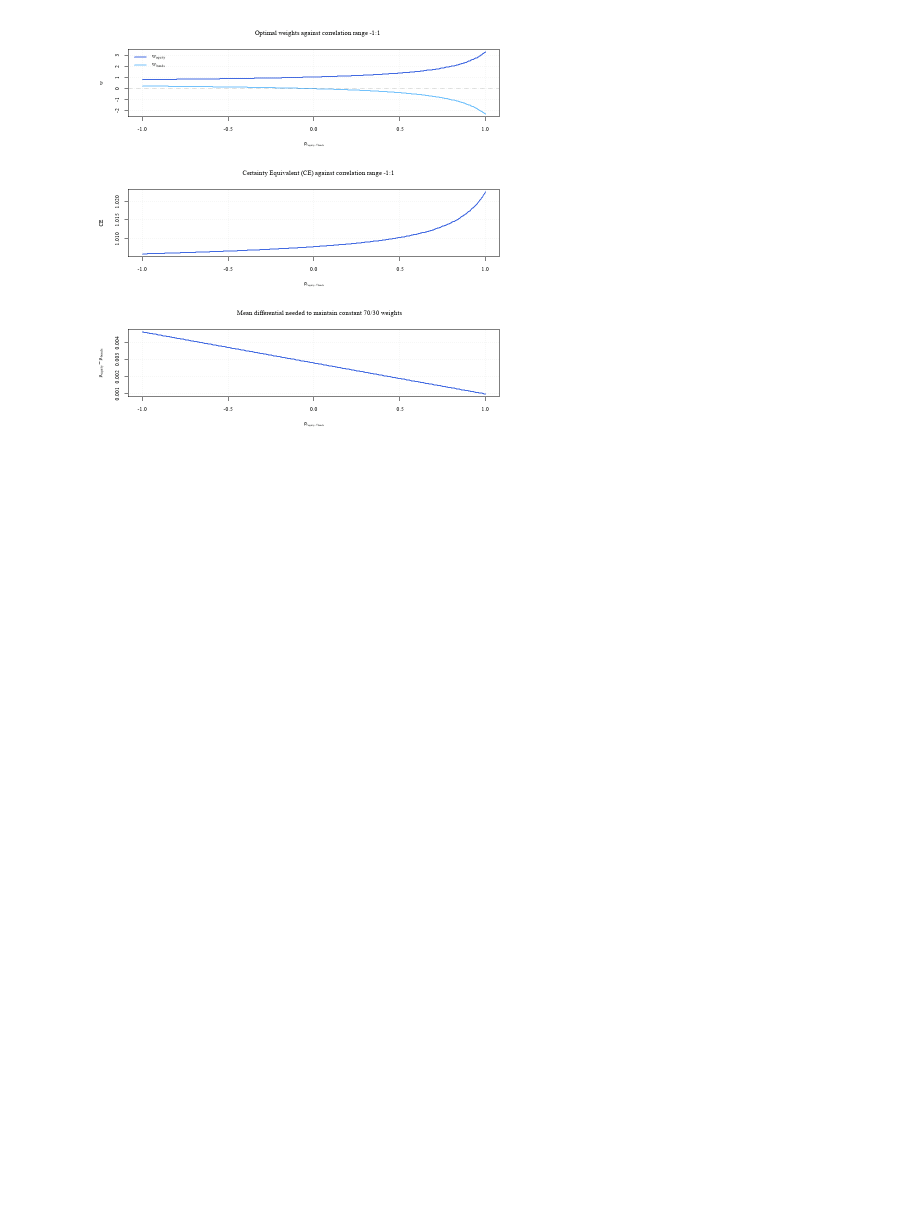
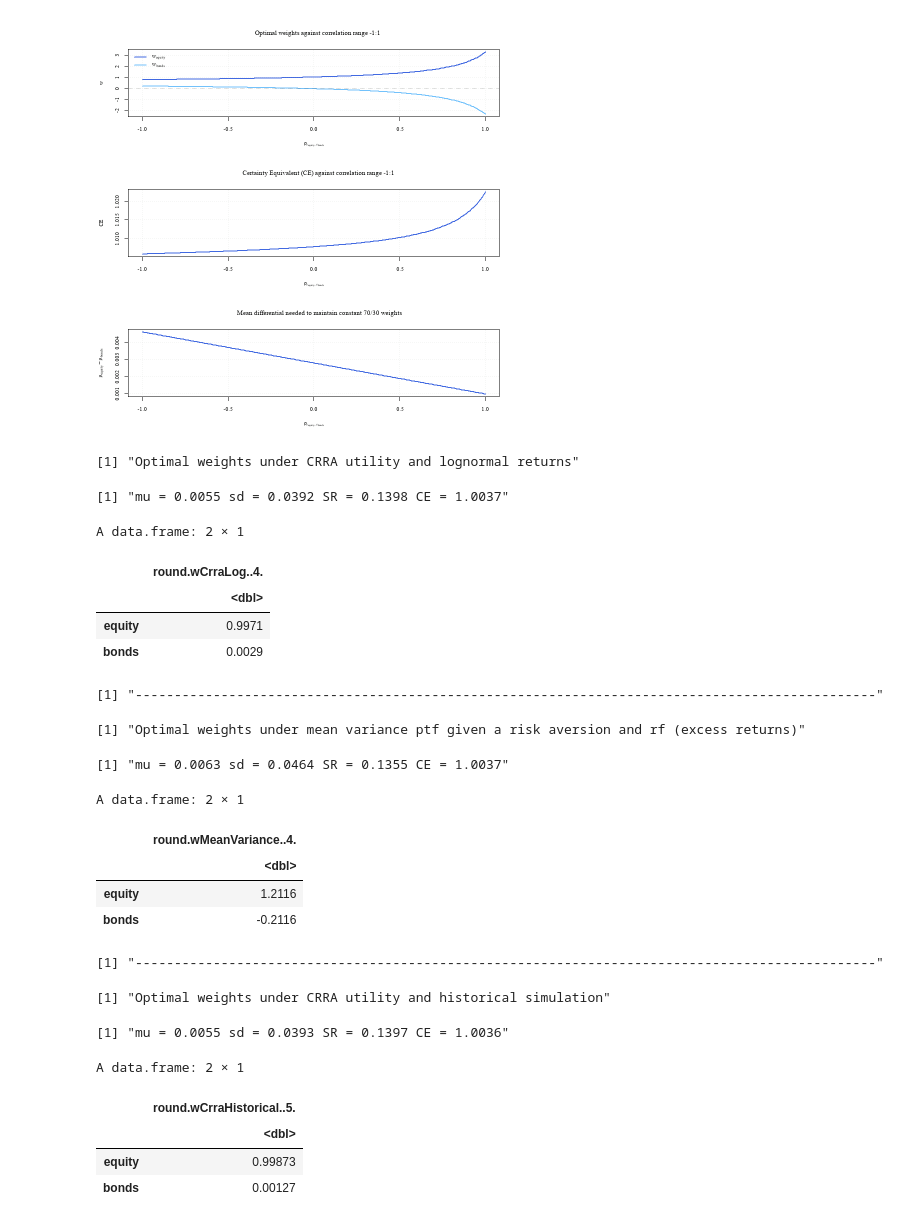
Before and after one commit to S2310053/GRA6560, a Jupyter notebook: main_code.ipynb, the cells around one changed output. Drawn from its saved outputs; the diff is of its cells as text; code cells hidden in the pictures; blank space fills up the shorter version.

```diff
--- a/main_code.ipynb
+++ b/main_code.ipynb
@@ -418,3 +402,83 @@ par(mfrow = c(1,1))
 # %% [output]
 [figure]
 [figure]
+# %%
+##
+#  2.4 Computes optimal weights under CRRA utility lognormal + historical
+##
+
+# Compute optimal weights under CRRA utility and lognormal returns
+dataX              <- data.frame(rExcessEquity, rExcessBonds)
+gamma              <- gamma
+mu                 <- colMeans(dataX)
+sigma              <- cov(dataX)
+wCrraLog           <- portCRRA(data = dataX, model = "lognorm", gamma = gamma)
+muCrraLog          <- as.numeric(wCrraLog %*% mu)
+sdCrraLog          <- sqrt(as.numeric(wCrraLog %*% sigma %*% wCrraLog))
+sharpeRatioCrraLog <- (wCrraLog %*% mu) / (sqrt(wCrraLog %*% sigma %*% wCrraLog))
+ptsGaussHermite    <- gauss.hermite(20)
+pGaussHermite      <- ptsGaussHermite[, 2]
+rExcessPortfolio   <- as.numeric(muCrraLog + sdCrraLog * ptsGaussHermite[, 1])
+rPortfolio         <- 1 + rExcessPortfolio
+ceCrraLog          <- (sum(pGaussHermite*rPortfolio^(1-gamma)))^(1/(1-gamma))
+
+paste("Optimal weights under CRRA utility and lognormal returns")
+paste("mu =", round(muCrraLog, 4), "sd =", round(sdCrraLog, 4), "SR =", round(sharpeRatioCrraLog, 4), "CE =", round(ceCrraLog, 4))
+data.frame(round(wCrraLog,4), row.names = c("equity", "bonds"))
+paste("-----------------------------------------------------------------------------------------------")
+
+# Compare with mean variance ptf given a riks aversion and rf (excess returns)
+dataX                   <- dataX
+gamma                   <- gamma
+mu                      <- colMeans(dataX)
+sigma                   <- cov(dataX)
+wMeanVariance           <- uncMeanVar_ra(mu, sigma, gamma)
+muMeanVariance          <- wMeanVariance %*% mu
+sdMeanVariance          <- sqrt(wMeanVariance %*% sigma %*% wMeanVariance)
+sharpeRatioMeanVariance <- (wMeanVariance %*% mu) / (sqrt(wMeanVariance %*% sigma %*% wMeanVariance))
+ceMeanVariance          <- 1 + muMeanVariance - 0.5*gamma*sdMeanVariance^2
+
+paste("Optimal weights under mean variance ptf given a risk aversion and rf (excess returns)")
+paste("mu =", round(muMeanVariance, 4), "sd =", round(sdMeanVariance, 4), "SR =", round(sharpeRatioMeanVariance, 4), "CE =", round(ceMeanVariance, 4))
+data.frame(round(wMeanVariance, 4), row.names = c("equity", "bonds"))
+paste("-----------------------------------------------------------------------------------------------")
+
+# Add historical portfolio excess retuns
+dataX                     <- dataX
+gamma                     <- gamma
+mu                        <- colMeans(dataX)
+sigma                     <- cov(dataX)
+wCrraHistorical           <- portCRRA(data = dataX, model = "hist", gamma = gamma)
+muCrraHistorical          <- as.numeric(wCrraHistorical %*% mu)
+sdCrraHistorical          <- sqrt(as.numeric(wCrraHistorical %*% sigma %*% wCrraHistorical))
+sharpeRatioCrraHistorical <- (wCrraHistorical %*% mu) / (sqrt(wCrraHistorical %*% sigma %*% wCrraHistorical))
+rExcessPortfolio          <- as.numeric(as.matrix(dataX) %*% wCrraHistorical)
+ceCrraHistorical          <- (mean((1+rExcessPortfolio)^(1-gamma)))^(1/(1-gamma))
+
+paste("Optimal weights under CRRA utility and historical simulation")
+paste("mu =", round(muCrraHistorical, 4), "sd =", round(sdCrraHistorical, 4), "SR =", round(sharpeRatioCrraHistorical, 4), "CE =", round(ceCrraHistorical, 4))
+data.frame(round(wCrraHistorical, 5), row.names = c("equity", "bonds"))
+# %% [output]
+[1] "Optimal weights under CRRA utility and lognormal returns"
+[1] "mu = 0.0055 sd = 0.0392 SR = 0.1398 CE = 1.0037"
+A data.frame: 2 × 1
+|  | round.wCrraLog..4. |
+|  | <dbl> |
+| equity | 0.9971 |
+| bonds | 0.0029 |
+[1] "-----------------------------------------------------------------------------------------------"
+[1] "Optimal weights under mean variance ptf given a risk aversion and rf (excess returns)"
+[1] "mu = 0.0063 sd = 0.0464 SR = 0.1355 CE = 1.0037"
+A data.frame: 2 × 1
+|  | round.wMeanVariance..4. |
+|  | <dbl> |
+| equity | 1.2116 |
+| bonds | -0.2116 |
+[1] "-----------------------------------------------------------------------------------------------"
+[1] "Optimal weights under CRRA utility and historical simulation"
+[1] "mu = 0.0055 sd = 0.0393 SR = 0.1397 CE = 1.0036"
+A data.frame: 2 × 1
+|  | round.wCrraHistorical..5. |
+|  | <dbl> |
+| equity | 0.99873 |
+| bonds | 0.00127 |
```
Also changed, not shown: parts of 3 cells of this notebook.
